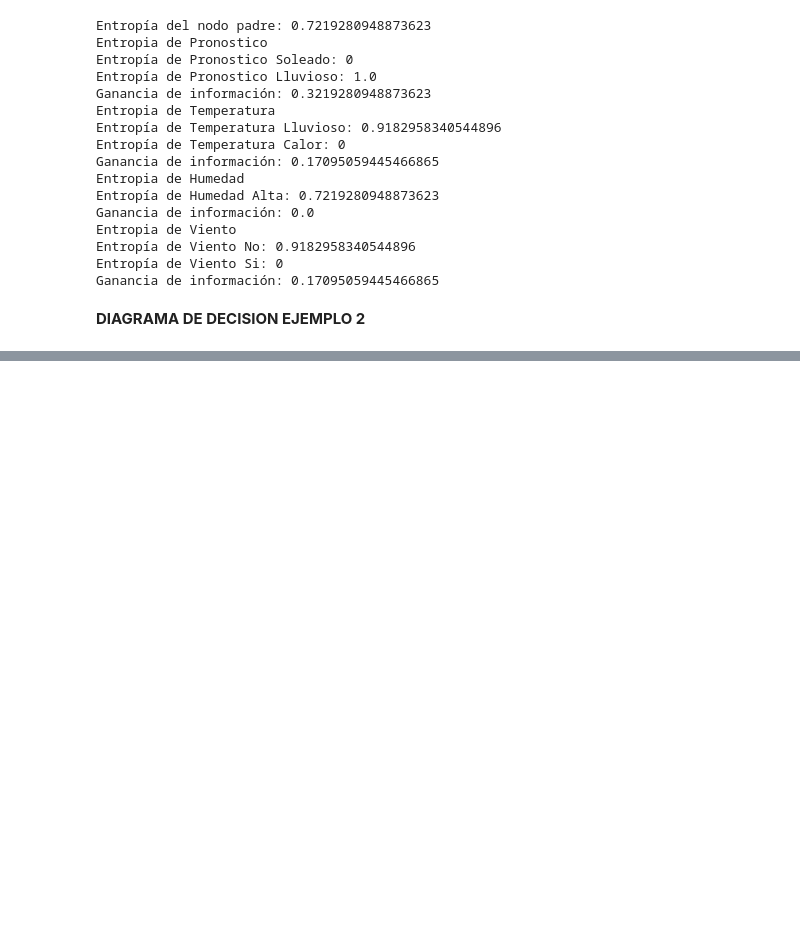
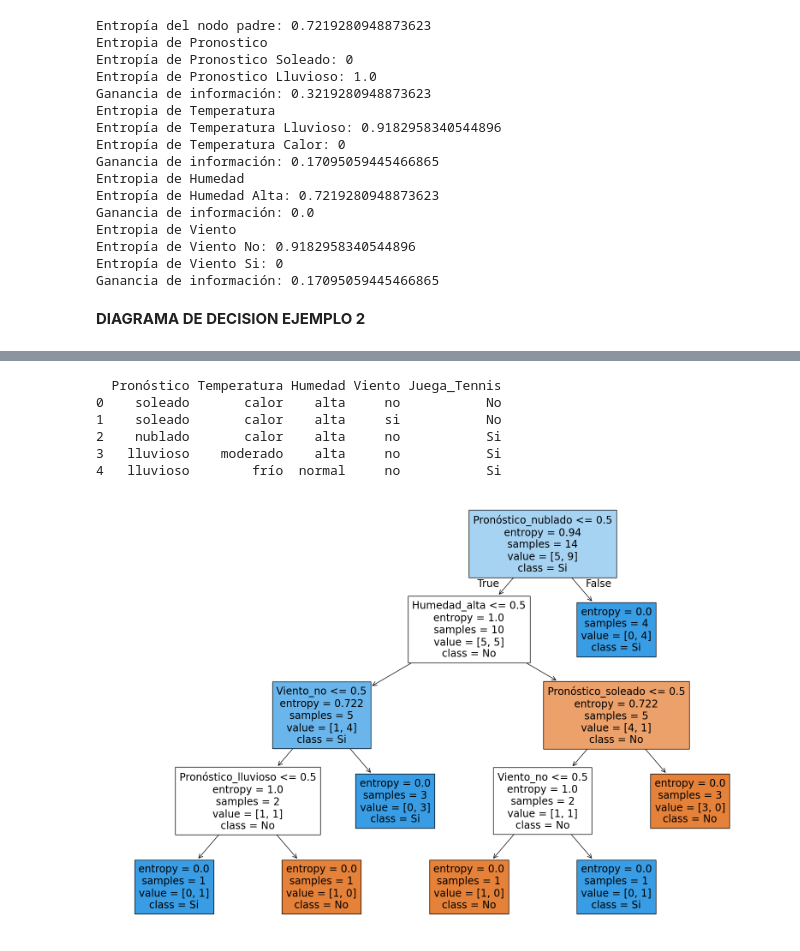
Before and after one commit to luis27diego/Aprendizaje-Maquinal, a Jupyter notebook: AM_ArbolesDecision/ArbolesDeDecision.ipynb, the cells around one changed output, grey strips where cells are left out. Drawn from its saved outputs; the diff is of its cells as text; code cells hidden in the pictures; blank space fills up the shorter version.

```diff
--- a/AM_ArbolesDecision/ArbolesDeDecision.ipynb
+++ b/AM_ArbolesDecision/ArbolesDeDecision.ipynb
@@ -761,0 +763,38 @@ plt.show()
+# %%
+from sklearn.tree import DecisionTreeClassifier
+from sklearn.preprocessing import OneHotEncoder
+from sklearn.tree import plot_tree
+
+# Import necessary libraries
+
+# Load the dataset
+df = pd.read_csv('./1_datos/play_tennis.csv')
+
+# Display the first few rows of the dataframe
+print(df.head())
+
+# Separate features and target variable
+X = df.drop('Juega_Tennis', axis=1)
+y = df['Juega_Tennis']
+
+# One-hot encode the categorical features
+encoder = OneHotEncoder()
+X_encoded = encoder.fit_transform(X)
+# Train the DecisionTreeClassifier
+clf = DecisionTreeClassifier(criterion='entropy', max_depth=4)
+clf.fit(X_encoded, y)
+
+# Display the trained decision tree
+import matplotlib.pyplot as plt
+
+plt.figure(figsize=(20,13))
+plot_tree(clf, feature_names=encoder.get_feature_names_out(), class_names=clf.classes_, filled=True)
+plt.show()
+# %% [output]
+  Pronóstico Temperatura Humedad Viento Juega_Tennis
+0    soleado       calor    alta     no           No
+1    soleado       calor    alta     si           No
+2    nublado       calor    alta     no           Si
+3   lluvioso    moderado    alta     no           Si
+4   lluvioso        frío  normal     no           Si
+[figure, added]
```
Also changed, not shown: parts of 3 cells of this notebook, 7 other files.
